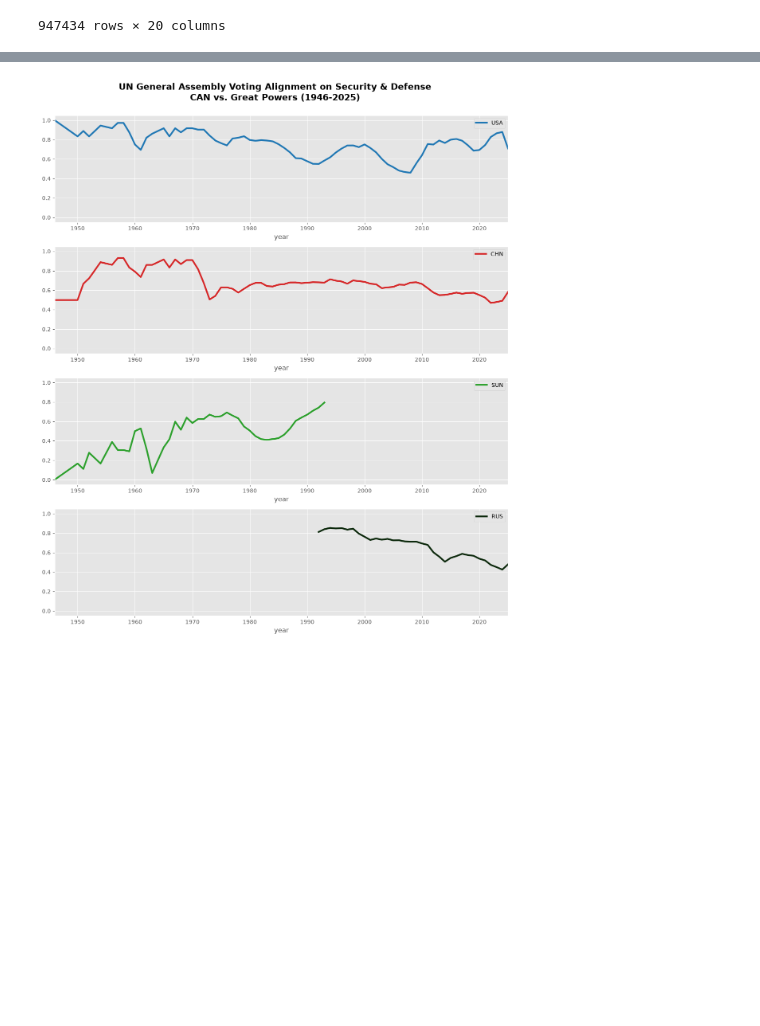
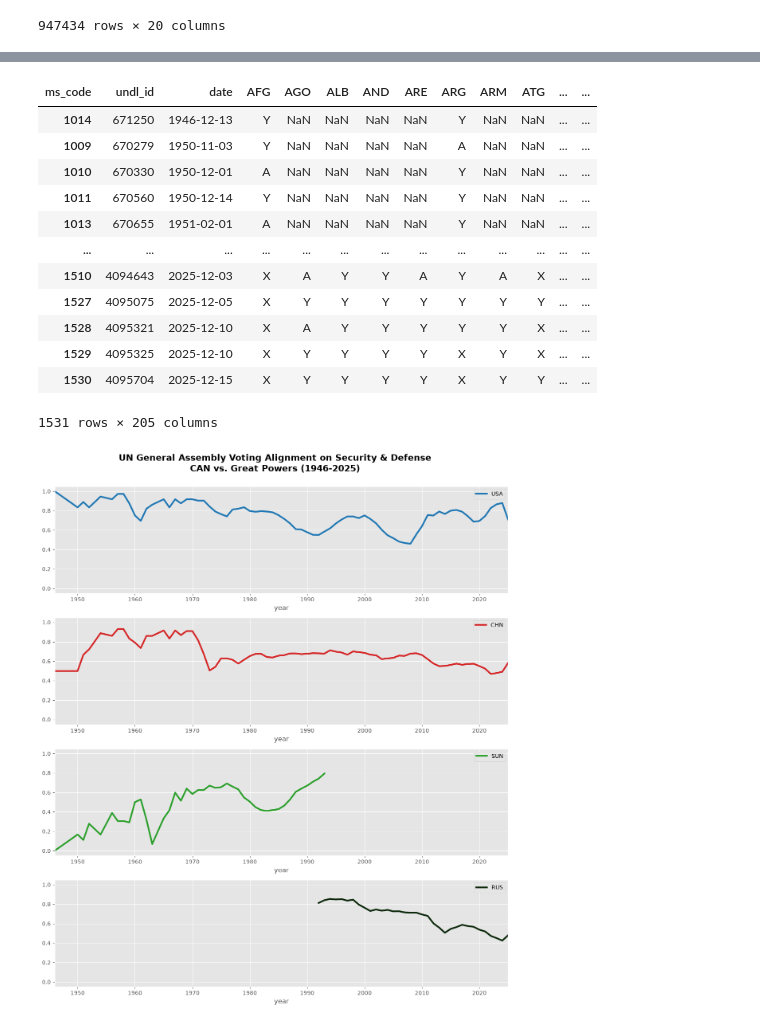
Before and after one commit to chelspirit24/UN-GA-Voting-Alignment, a Jupyter notebook: un.ipynb, the cells around one changed output, grey strips where cells are left out. Drawn from its saved outputs; the diff is of its cells as text; code cells hidden in the pictures; blank space fills up the shorter version.

```diff
--- a/un.ipynb
+++ b/un.ipynb
@@ -32,8 +47,23 @@ security_df = df_filtered[mask_title | mask_agenda | mask_subjects].copy()
 # %%
 votes = security_df[['undl_id', 'date', 'ms_code', 'ms_vote']].drop_duplicates()
 vote_pivot = votes.pivot(index=['undl_id', 'date'], columns='ms_code', values='ms_vote').reset_index()
 vote_pivot['year'] = pd.to_datetime(vote_pivot['date']).dt.year
 vote_pivot = vote_pivot.sort_values('date')
+vote_pivot
+# %% [output]
+| ms_code | undl_id | date | AFG | AGO | ALB | AND | ARE | ARG | ARM | ATG | ... | ... |
+| 1014 | 671250 | 1946-12-13 | Y | NaN | NaN | NaN | NaN | Y | NaN | NaN | ... | ... |
+| 1009 | 670279 | 1950-11-03 | Y | NaN | NaN | NaN | NaN | A | NaN | NaN | ... | ... |
+| 1010 | 670330 | 1950-12-01 | A | NaN | NaN | NaN | NaN | Y | NaN | NaN | ... | ... |
+| 1011 | 670560 | 1950-12-14 | Y | NaN | NaN | NaN | NaN | Y | NaN | NaN | ... | ... |
+| 1013 | 670655 | 1951-02-01 | A | NaN | NaN | NaN | NaN | Y | NaN | NaN | ... | ... |
+| ... | ... | ... | ... | ... | ... | ... | ... | ... | ... | ... | ... | ... |
+| 1510 | 4094643 | 2025-12-03 | X | A | Y | Y | A | Y | A | X | ... | ... |
+| 1527 | 4095075 | 2025-12-05 | X | Y | Y | Y | Y | Y | Y | Y | ... | ... |
+| 1528 | 4095321 | 2025-12-10 | X | A | Y | Y | Y | Y | Y | X | ... | ... |
+| 1529 | 4095325 | 2025-12-10 | X | Y | Y | Y | Y | X | Y | X | ... | ... |
+| 1530 | 4095704 | 2025-12-15 | X | Y | Y | Y | Y | X | Y | Y | ... | ... |
+1531 rows × 205 columns
 # %%
 def calculate_alignment(pivot_df, target_country, great_powers):
     results = pivot_df[['undl_id', 'date', 'year']].copy()
```
Also changed, not shown: parts of 2 cells of this notebook.
